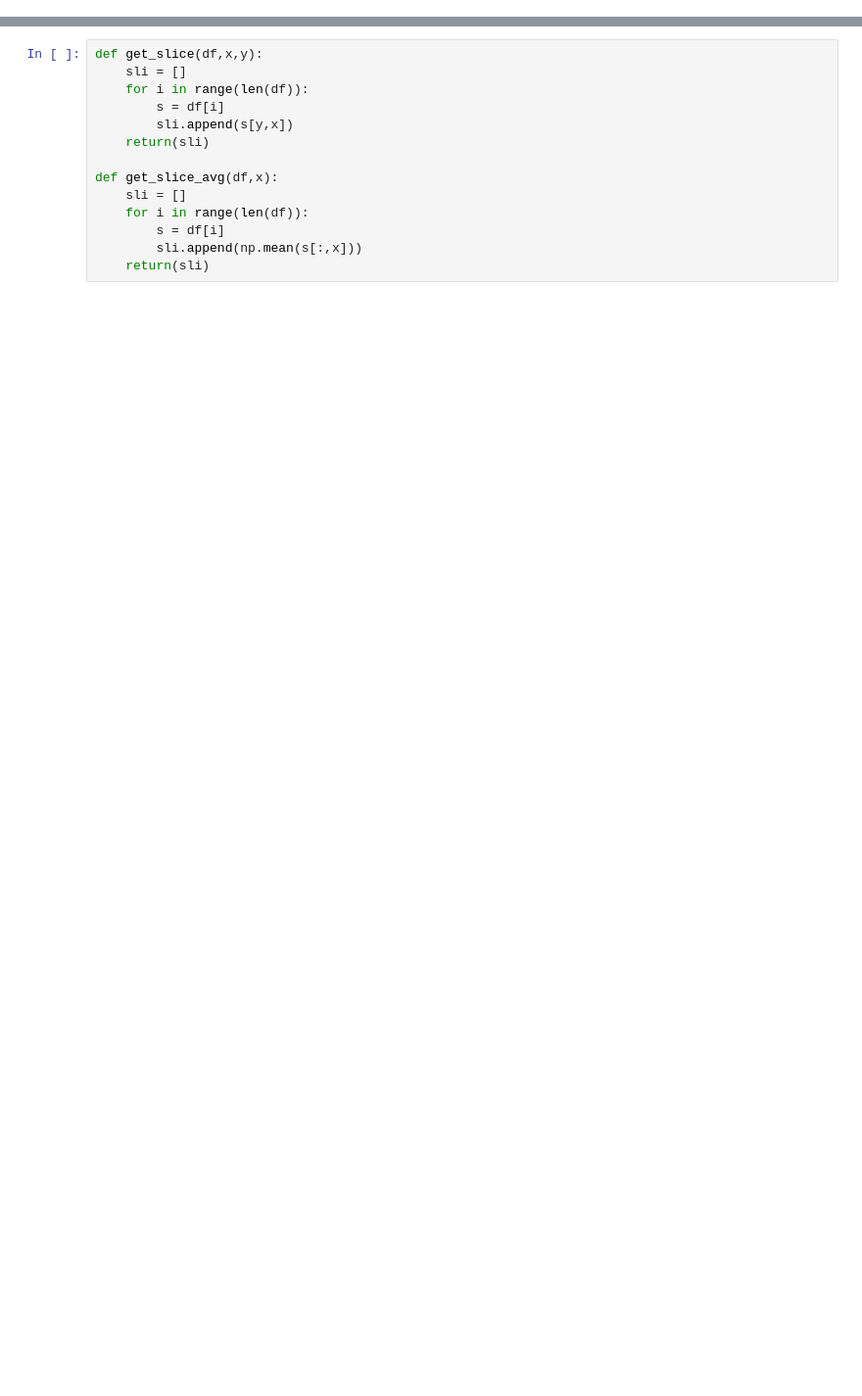
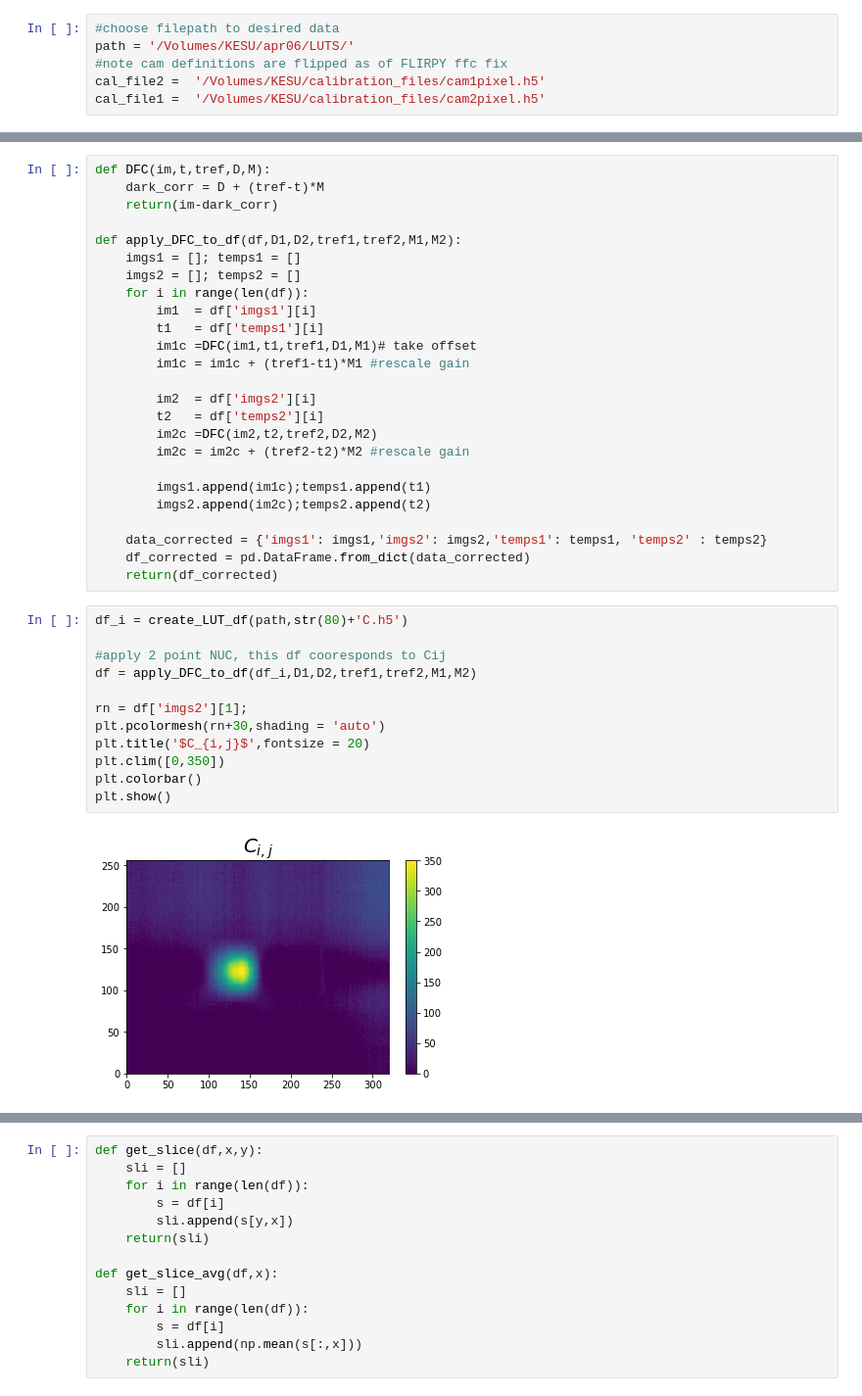
Before and after one commit to Polarization-Lab/IRCSP, a Jupyter notebook: calibration/calculate_LUT_with_NUC.ipynb, the cells around one changed output, grey strips where cells are left out. Shown at 98% size. Drawn from its saved outputs; the diff is of its cells as text; blank space fills up the shorter version.

```diff
--- a/calibration/calculate_LUT_with_NUC.ipynb
+++ b/calibration/calculate_LUT_with_NUC.ipynb
@@ -255,0 +17,6 @@ plt.show()
+# %%
+#choose filepath to desired data
+path = '/Volumes/KESU/apr06/LUTS/'
+#note cam definitions are flipped as of FLIRPY ffc fix
+cal_file2 =  '/Volumes/KESU/calibration_files/cam1pixel.h5'
+cal_file1 =  '/Volumes/KESU/calibration_files/cam2pixel.h5'
@@ -255,0 +109,39 @@ plt.show()
+# %%
+def DFC(im,t,tref,D,M):
+    dark_corr = D + (tref-t)*M
+    return(im-dark_corr)
+
+def apply_DFC_to_df(df,D1,D2,tref1,tref2,M1,M2):
+    imgs1 = []; temps1 = []
+    imgs2 = []; temps2 = []
+    for i in range(len(df)):
+        im1  = df['imgs1'][i]
+        t1   = df['temps1'][i]
+        im1c =DFC(im1,t1,tref1,D1,M1)# take offset
+        im1c = im1c + (tref1-t1)*M1 #rescale gain
+
+        im2  = df['imgs2'][i]
+        t2   = df['temps2'][i]
+        im2c =DFC(im2,t2,tref2,D2,M2)
+        im2c = im2c + (tref2-t2)*M2 #rescale gain
+
+        imgs1.append(im1c);temps1.append(t1)
+        imgs2.append(im2c);temps2.append(t2)
+
+    data_corrected = {'imgs1': imgs1,'imgs2': imgs2,'temps1': temps1, 'temps2' : temps2}
+    df_corrected = pd.DataFrame.from_dict(data_corrected)
+    return(df_corrected)
+# %%
+df_i = create_LUT_df(path,str(80)+'C.h5')
+
+#apply 2 point NUC, this df cooresponds to Cij
+df = apply_DFC_to_df(df_i,D1,D2,tref1,tref2,M1,M2)
+
+rn = df['imgs2'][1];
+plt.pcolormesh(rn+30,shading = 'auto')
+plt.title('$C_{i,j}$',fontsize = 20)
+plt.clim([0,350])
+plt.colorbar()
+plt.show()
+# %% [output]
+[figure, added]
```
Also changed, not shown: parts of 51 cells of this notebook, 7 other files.
